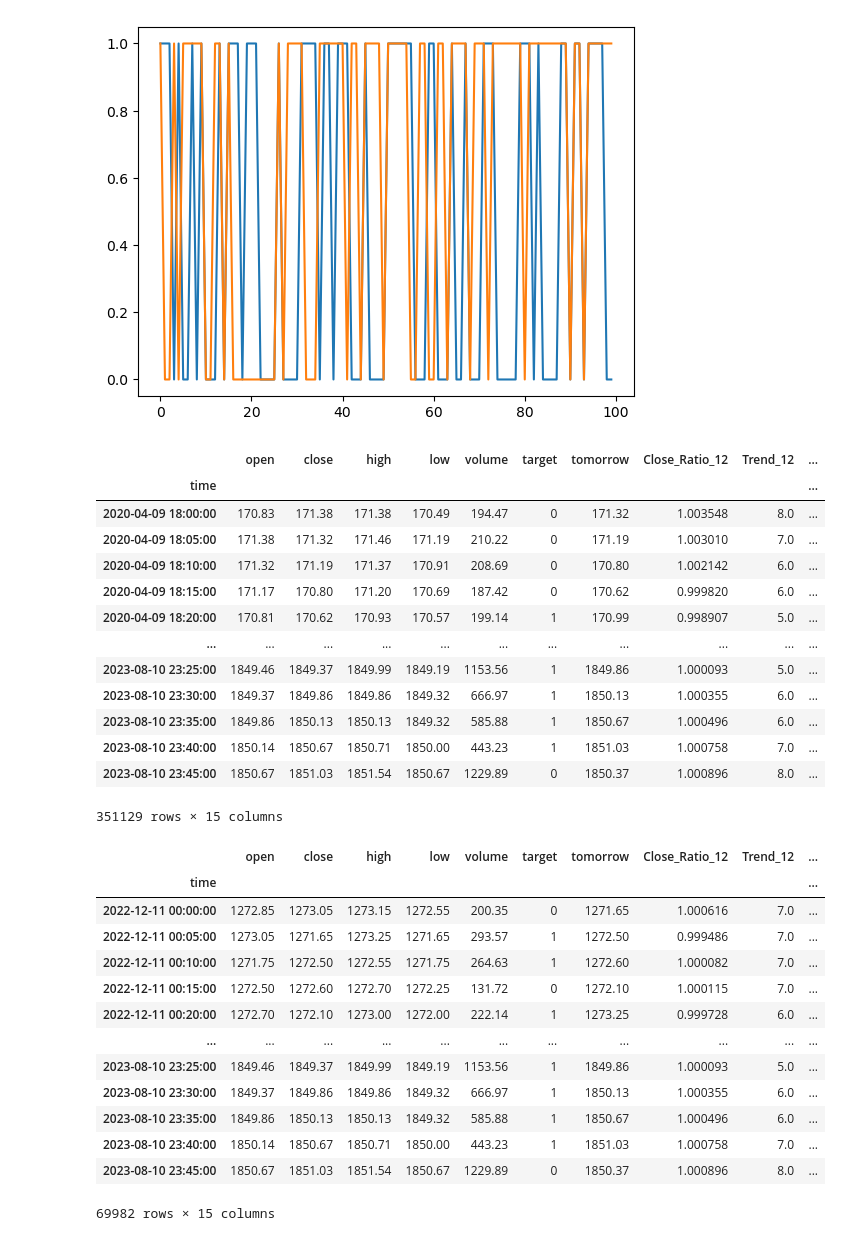
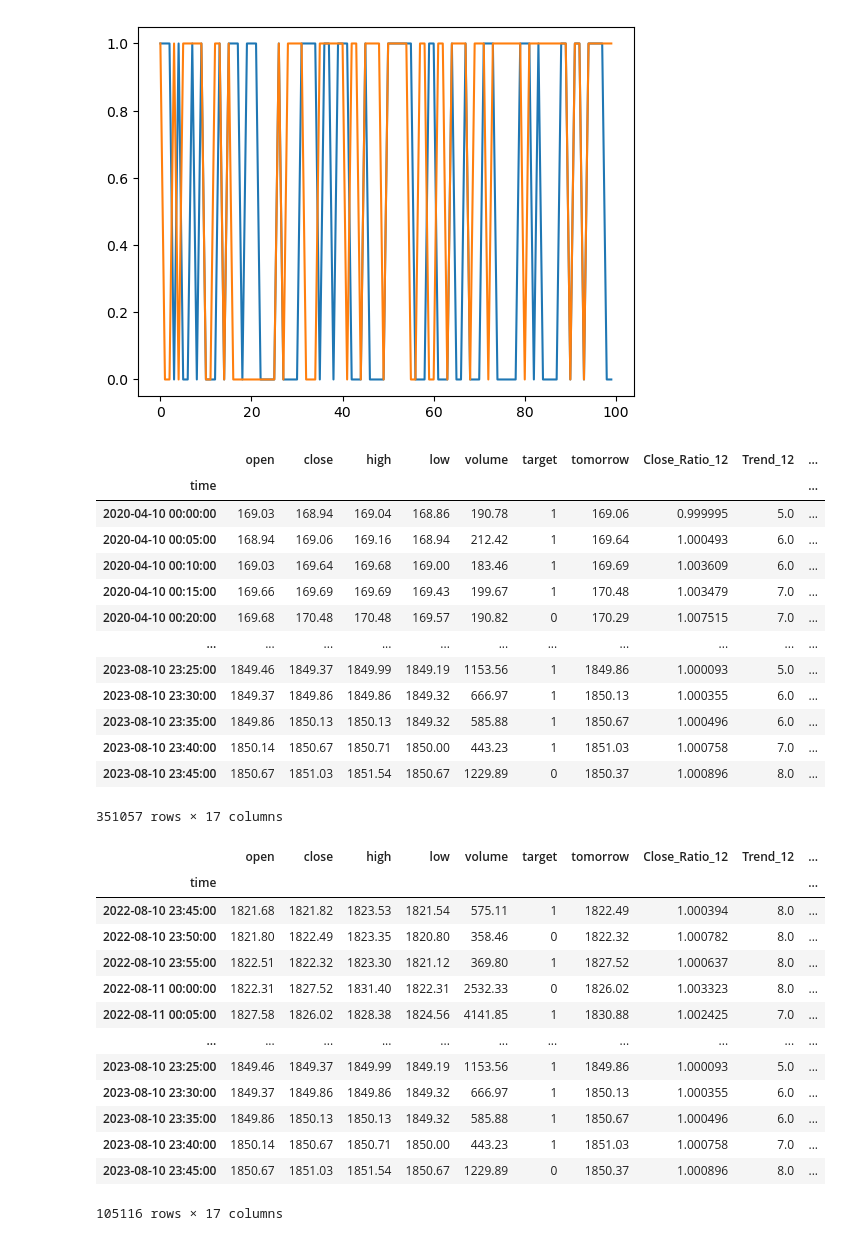
Before and after one commit to Farzad-ES/Crypto-Price-Forecasting, a Jupyter notebook: Time Series Forecaster.ipynb, the cells around one changed output. Saved outputs shown, nothing was run; the diff lists cells and outputs as text; code cells hidden in the pictures.

```diff
--- a/Time Series Forecaster.ipynb
+++ b/Time Series Forecaster.ipynb
@@ -488,7 +489,7 @@ def backtest(data, model, predictors, start=2500, step=250):
         all_predictions.append(predictions)
     return pd.concat(all_predictions)
 # %%
-horizons=[12, 60, 120, 216]
+horizons=[12, 60, 120, 216, 288]
 new_predictors=[]
 
 for horizon in horizons:
@@ -507,33 +508,33 @@ dataset_rf
 # %% [output]
 |  | open | close | high | low | volume | target | tomorrow | Close_Ratio_12 | Trend_12 | ... |
 | time |  |  |  |  |  |  |  |  |  | ... |
-| 2020-04-09 18:00:00 | 170.83 | 171.38 | 171.38 | 170.49 | 194.47 | 0 | 171.32 | 1.003548 | 8.0 | ... |
-| 2020-04-09 18:05:00 | 171.38 | 171.32 | 171.46 | 171.19 | 210.22 | 0 | 171.19 | 1.003010 | 7.0 | ... |
-| 2020-04-09 18:10:00 | 171.32 | 171.19 | 171.37 | 170.91 | 208.69 | 0 | 170.80 | 1.002142 | 6.0 | ... |
-| 2020-04-09 18:15:00 | 171.17 | 170.80 | 171.20 | 170.69 | 187.42 | 0 | 170.62 | 0.999820 | 6.0 | ... |
-| 2020-04-09 18:20:00 | 170.81 | 170.62 | 170.93 | 170.57 | 199.14 | 1 | 170.99 | 0.998907 | 5.0 | ... |
+| 2020-04-10 00:00:00 | 169.03 | 168.94 | 169.04 | 168.86 | 190.78 | 1 | 169.06 | 0.999995 | 5.0 | ... |
+| 2020-04-10 00:05:00 | 168.94 | 169.06 | 169.16 | 168.94 | 212.42 | 1 | 169.64 | 1.000493 | 6.0 | ... |
+| 2020-04-10 00:10:00 | 169.03 | 169.64 | 169.68 | 169.00 | 183.46 | 1 | 169.69 | 1.003609 | 6.0 | ... |
+| 2020-04-10 00:15:00 | 169.66 | 169.69 | 169.69 | 169.43 | 199.67 | 1 | 170.48 | 1.003479 | 7.0 | ... |
+| 2020-04-10 00:20:00 | 169.68 | 170.48 | 170.48 | 169.57 | 190.82 | 0 | 170.29 | 1.007515 | 7.0 | ... |
 | ... | ... | ... | ... | ... | ... | ... | ... | ... | ... | ... |
 | 2023-08-10 23:25:00 | 1849.46 | 1849.37 | 1849.99 | 1849.19 | 1153.56 | 1 | 1849.86 | 1.000093 | 5.0 | ... |
 | 2023-08-10 23:30:00 | 1849.37 | 1849.86 | 1849.86 | 1849.32 | 666.97 | 1 | 1850.13 | 1.000355 | 6.0 | ... |
 | 2023-08-10 23:35:00 | 1849.86 | 1850.13 | 1850.13 | 1849.32 | 585.88 | 1 | 1850.67 | 1.000496 | 6.0 | ... |
 | 2023-08-10 23:40:00 | 1850.14 | 1850.67 | 1850.71 | 1850.00 | 443.23 | 1 | 1851.03 | 1.000758 | 7.0 | ... |
 | 2023-08-10 23:45:00 | 1850.67 | 1851.03 | 1851.54 | 1850.67 | 1229.89 | 0 | 1850.37 | 1.000896 | 8.0 | ... |
-351129 rows × 15 columns
+351057 rows × 17 columns
 # %%
-dataset_rf.iloc[dataset_rf.shape[0]-69982:, :]
+dataset_rf.iloc[dataset_rf.shape[0]-105116:, :]
 # %% [output]
 |  | open | close | high | low | volume | target | tomorrow | Close_Ratio_12 | Trend_12 | ... |
 | time |  |  |  |  |  |  |  |  |  | ... |
-| 2022-12-11 00:00:00 | 1272.85 | 1273.05 | 1273.15 | 1272.55 | 200.35 | 0 | 1271.65 | 1.000616 | 7.0 | ... |
-| 2022-12-11 00:05:00 | 1273.05 | 1271.65 | 1273.25 | 1271.65 | 293.57 | 1 | 1272.50 | 0.999486 | 7.0 | ... |
-| 2022-12-11 00:10:00 | 1271.75 | 1272.50 | 1272.55 | 1271.75 | 264.63 | 1 | 1272.60 | 1.000082 | 7.0 | ... |
-| 2022-12-11 00:15:00 | 1272.50 | 1272.60 | 1272.70 | 1272.25 | 131.72 | 0 | 1272.10 | 1.000115 | 7.0 | ... |
-| 2022-12-11 00:20:00 | 1272.70 | 1272.10 | 1273.00 | 1272.00 | 222.14 | 1 | 1273.25 | 0.999728 | 6.0 | ... |
+| 2022-08-10 23:45:00 | 1821.68 | 1821.82 | 1823.53 | 1821.54 | 575.11 | 1 | 1822.49 | 1.000394 | 8.0 | ... |
+| 2022-08-10 23:50:00 | 1821.80 | 1822.49 | 1823.35 | 1820.80 | 358.46 | 0 | 1822.32 | 1.000782 | 8.0 | ... |
+| 2022-08-10 23:55:00 | 1822.51 | 1822.32 | 1823.30 | 1821.12 | 369.80 | 1 | 1827.52 | 1.000637 | 8.0 | ... |
+| 2022-08-11 00:00:00 | 1822.31 | 1827.52 | 1831.40 | 1822.31 | 2532.33 | 0 | 1826.02 | 1.003323 | 8.0 | ... |
+| 2022-08-11 00:05:00 | 1827.58 | 1826.02 | 1828.38 | 1824.56 | 4141.85 | 1 | 1830.88 | 1.002425 | 7.0 | ... |
 | ... | ... | ... | ... | ... | ... | ... | ... | ... | ... | ... |
 | 2023-08-10 23:25:00 | 1849.46 | 1849.37 | 1849.99 | 1849.19 | 1153.56 | 1 | 1849.86 | 1.000093 | 5.0 | ... |
 | 2023-08-10 23:30:00 | 1849.37 | 1849.86 | 1849.86 | 1849.32 | 666.97 | 1 | 1850.13 | 1.000355 | 6.0 | ... |
 | 2023-08-10 23:35:00 | 1849.86 | 1850.13 | 1850.13 | 1849.32 | 585.88 | 1 | 1850.67 | 1.000496 | 6.0 | ... |
 | 2023-08-10 23:40:00 | 1850.14 | 1850.67 | 1850.71 | 1850.00 | 443.23 | 1 | 1851.03 | 1.000758 | 7.0 | ... |
 | 2023-08-10 23:45:00 | 1850.67 | 1851.03 | 1851.54 | 1850.67 | 1229.89 | 0 | 1850.37 | 1.000896 | 8.0 | ... |
-69982 rows × 15 columns
+105116 rows × 17 columns
 # %%
```
Also changed, not shown: parts of 5 cells of this notebook, 1 other file.
